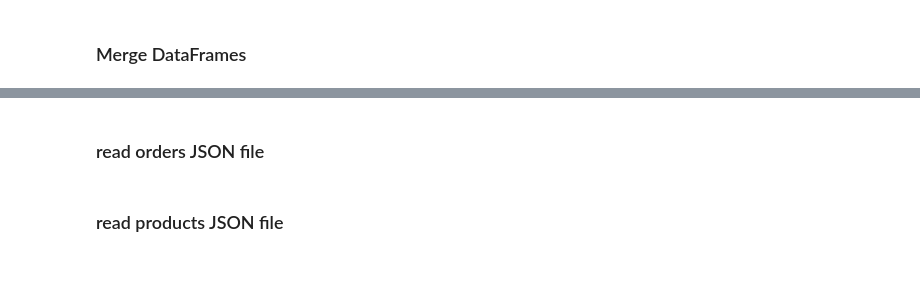
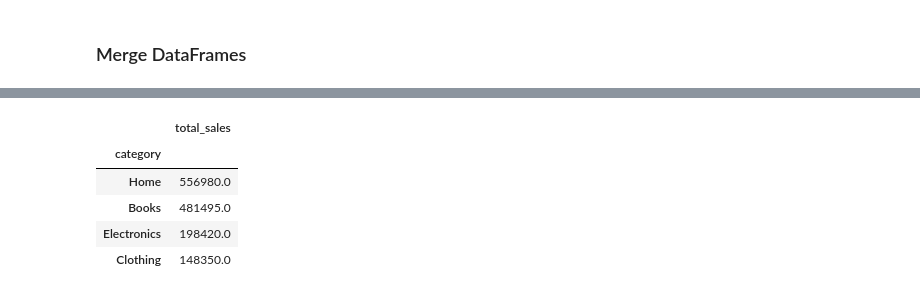
Before and after one commit to matthewpecsok/data_engineering, a Jupyter notebook: tutorials/de_nosql_databases_tutorial.ipynb, the cells around one changed output, grey strips where cells are left out. Drawn from its saved outputs; the diff is of its cells as text; code cells hidden in the pictures; blank space fills up the shorter version.

```diff
--- a/tutorials/de_nosql_databases_tutorial.ipynb
+++ b/tutorials/de_nosql_databases_tutorial.ipynb
@@ -513,2 +456,0 @@ customers[1].get('name')
-# %% [markdown]
-### read orders JSON file
@@ -520,2 +456,0 @@ orders[0:2] # show the first 2 records (like head with n=2)
-# %% [markdown]
-### read products JSON file
@@ -526,0 +457,11 @@ products[0:2] # show the first 2 records (like head with n=2)
+# %%
+customer_product_orders['total_sales'] = customer_product_orders['price'] * customer_product_orders['units']
+# %%
+customer_product_orders.groupby(by='category').agg({'total_sales': 'sum'}).sort_values(by='total_sales', ascending=False)
+# %% [output]
+|  | total_sales |
+| category |  |
+| Home | 556980.0 |
+| Books | 481495.0 |
+| Electronics | 198420.0 |
+| Clothing | 148350.0 |
```
Also changed, not shown: parts of 44 cells of this notebook.
